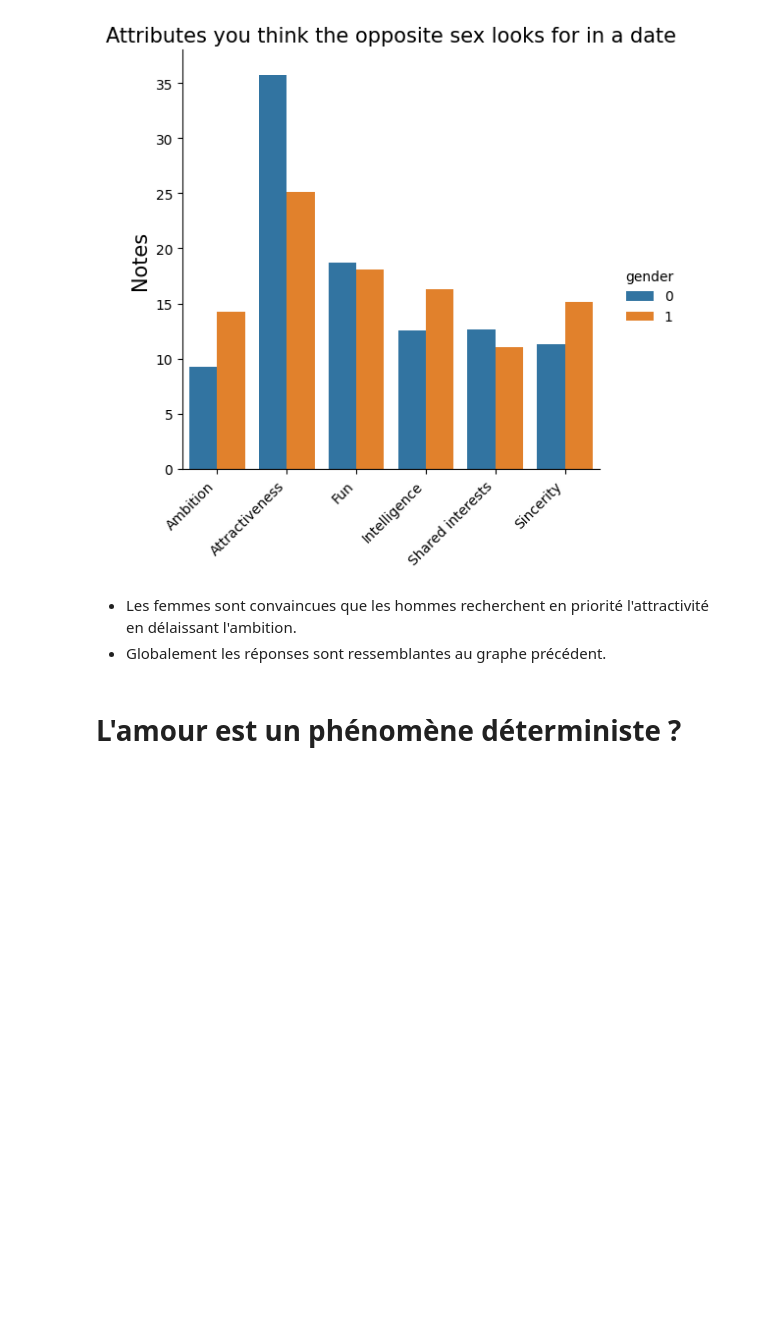
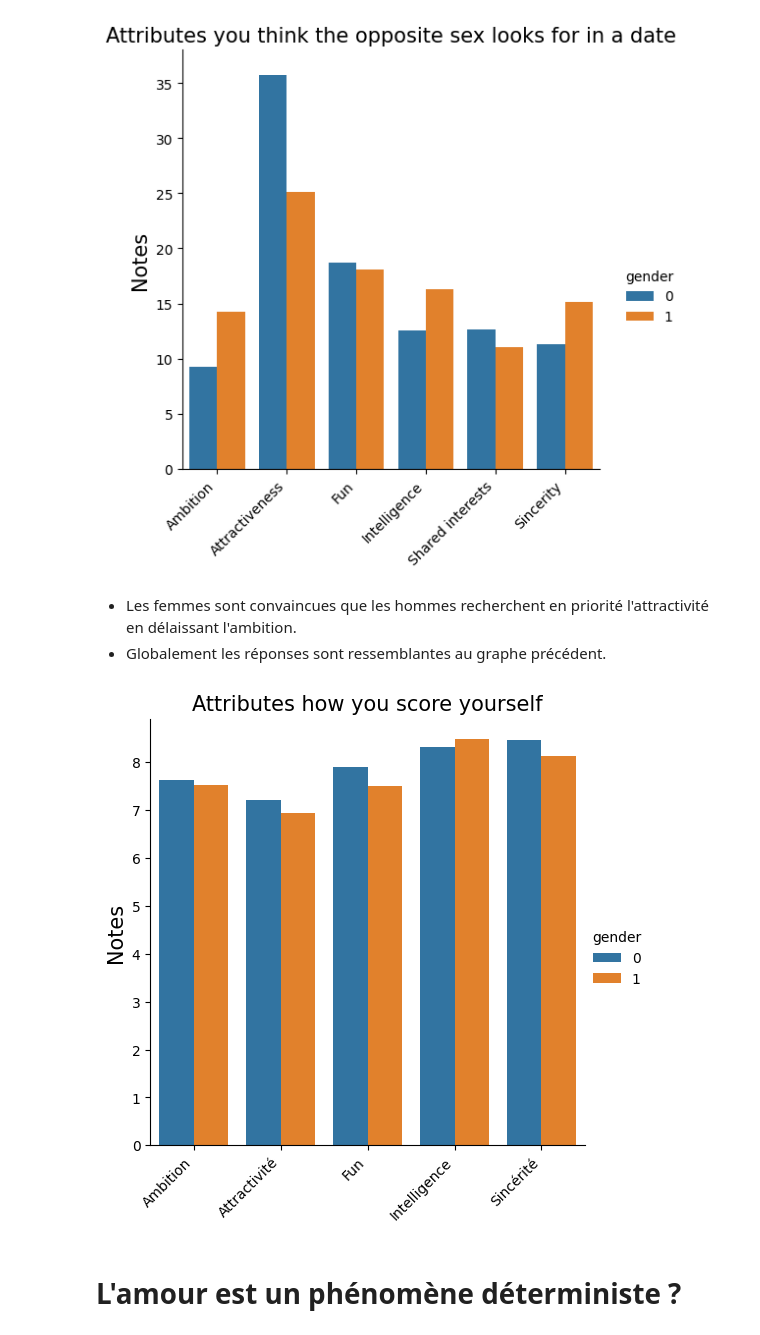
Before and after one commit to bento7/BigData, a Jupyter notebook: CHAUVEL_BENJAMIN.ipynb, the cells around one changed output. Saved outputs shown, nothing was run; the diff lists cells and outputs as text; code cells hidden in the pictures; blank space fills up the shorter version.

```diff
--- a/CHAUVEL_BENJAMIN.ipynb
+++ b/CHAUVEL_BENJAMIN.ipynb
@@ -710,6 +689,26 @@ plt.show()
 # %% [markdown]
  - Les femmes sont convaincues que les hommes recherchent en priorité l'attractivité en délaissant l'ambition.
  - Globalement les réponses sont ressemblantes au graphe précédent.
+# %%
+attributes = ['attr3_1','sinc3_1','fun3_1','amb3_1','intel3_1','gender']
+labels_ = ['Ambition','Attractivité','Fun','Intelligence','Sincérité']
+df_concat = df_attributes(attributes)
+fg = sns.catplot(data=df_concat,x='cols',y='vals',hue='gender',kind='bar')
+for ax in fg.axes.flat:  # iterate through each subplot
+    labels = ax.get_xticklabels()  # get the position and text for each subplot
+    for idx, label in enumerate(labels):
+        _, y = label.get_position()  # extract the y tick position
+        # txt = label.get_text()  # extract the text
+        txt = f'{labels_[idx]}'  # update the text string
+        label.set_text(txt)  # set the text
+    ax.set_xticklabels(labels,rotation = 45, ha="right")  # update the yticklabels
+plt.ylabel('Notes',fontsize=15)
+plt.xlabel('')
+# plt.ylim([0,38])
+plt.title('Attributes how you score yourself',fontsize=15)
+plt.show()
+# %% [output]
+[figure, added]
 # %% [markdown]
 # L'amour est un phénomène déterministe ?
 # %% [markdown]
```
Also changed, not shown: parts of 22 cells of this notebook.
